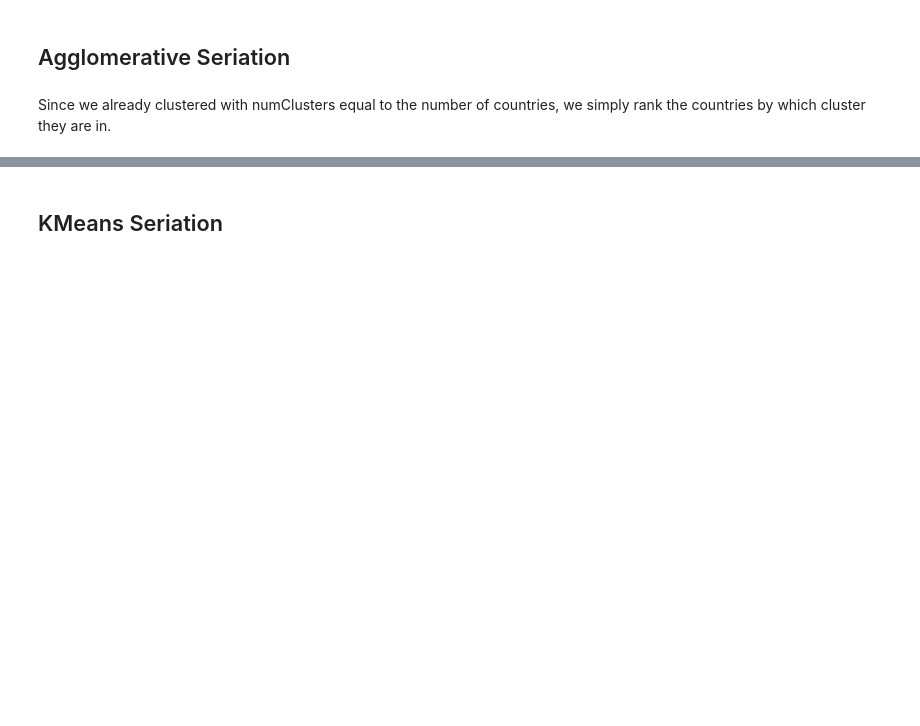
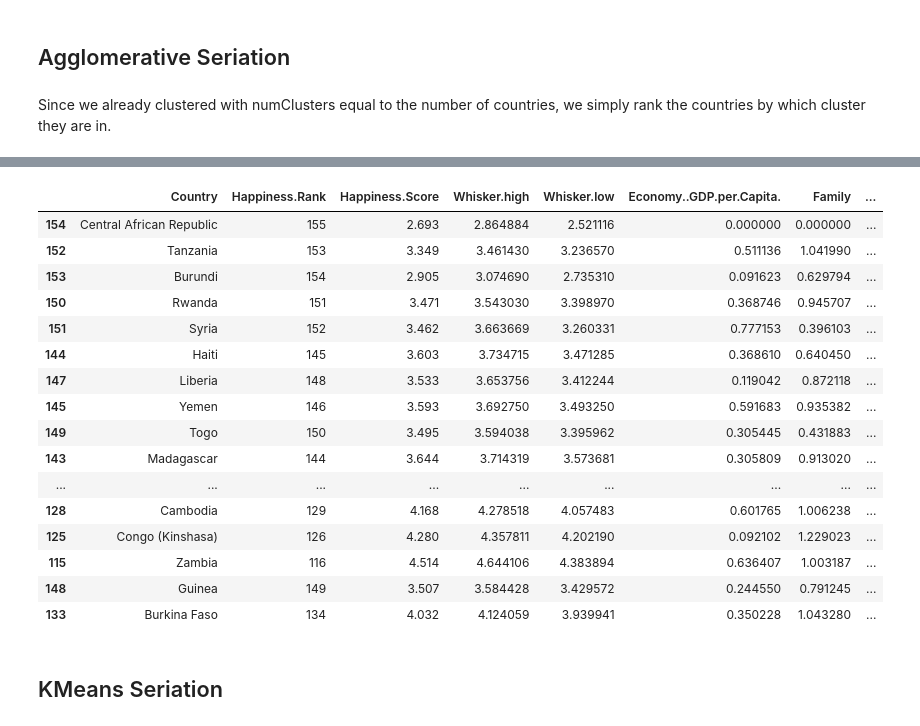
Before and after one commit to rohitkyadv/STAT517, a Jupyter notebook: Question1_Pro2.ipynb, the cells around one changed output, grey strips where cells are left out. Drawn from its saved outputs; the diff is of its cells as text; code cells hidden in the pictures; blank space fills up the shorter version.

```diff
--- a/Question1_Pro2.ipynb
+++ b/Question1_Pro2.ipynb
@@ -480,3 +540,23 @@ data2015original.nsmallest(20,'agglo')
+# %%
+data2017original.nsmallest(20,'agglo') #nsmallest is saddest
+# %% [output]
+|  | Country | Happiness.Rank | Happiness.Score | Whisker.high | Whisker.low | Economy..GDP.per.Capita. | Family | ... |
+| 154 | Central African Republic | 155 | 2.693 | 2.864884 | 2.521116 | 0.000000 | 0.000000 | ... |
+| 152 | Tanzania | 153 | 3.349 | 3.461430 | 3.236570 | 0.511136 | 1.041990 | ... |
+| 153 | Burundi | 154 | 2.905 | 3.074690 | 2.735310 | 0.091623 | 0.629794 | ... |
+| 150 | Rwanda | 151 | 3.471 | 3.543030 | 3.398970 | 0.368746 | 0.945707 | ... |
+| 151 | Syria | 152 | 3.462 | 3.663669 | 3.260331 | 0.777153 | 0.396103 | ... |
+| 144 | Haiti | 145 | 3.603 | 3.734715 | 3.471285 | 0.368610 | 0.640450 | ... |
+| 147 | Liberia | 148 | 3.533 | 3.653756 | 3.412244 | 0.119042 | 0.872118 | ... |
+| 145 | Yemen | 146 | 3.593 | 3.692750 | 3.493250 | 0.591683 | 0.935382 | ... |
+| 149 | Togo | 150 | 3.495 | 3.594038 | 3.395962 | 0.305445 | 0.431883 | ... |
+| 143 | Madagascar | 144 | 3.644 | 3.714319 | 3.573681 | 0.305809 | 0.913020 | ... |
+| ... | ... | ... | ... | ... | ... | ... | ... | ... |
+| 128 | Cambodia | 129 | 4.168 | 4.278518 | 4.057483 | 0.601765 | 1.006238 | ... |
+| 125 | Congo (Kinshasa) | 126 | 4.280 | 4.357811 | 4.202190 | 0.092102 | 1.229023 | ... |
+| 115 | Zambia | 116 | 4.514 | 4.644106 | 4.383894 | 0.636407 | 1.003187 | ... |
+| 148 | Guinea | 149 | 3.507 | 3.584428 | 3.429572 | 0.244550 | 0.791245 | ... |
+| 133 | Burkina Faso | 134 | 4.032 | 4.124059 | 3.939941 | 0.350228 | 1.043280 | ... |
 # %% [markdown]
 ## KMeans Seriation
 # %%
```
Also changed, not shown: parts of 10 cells of this notebook.
